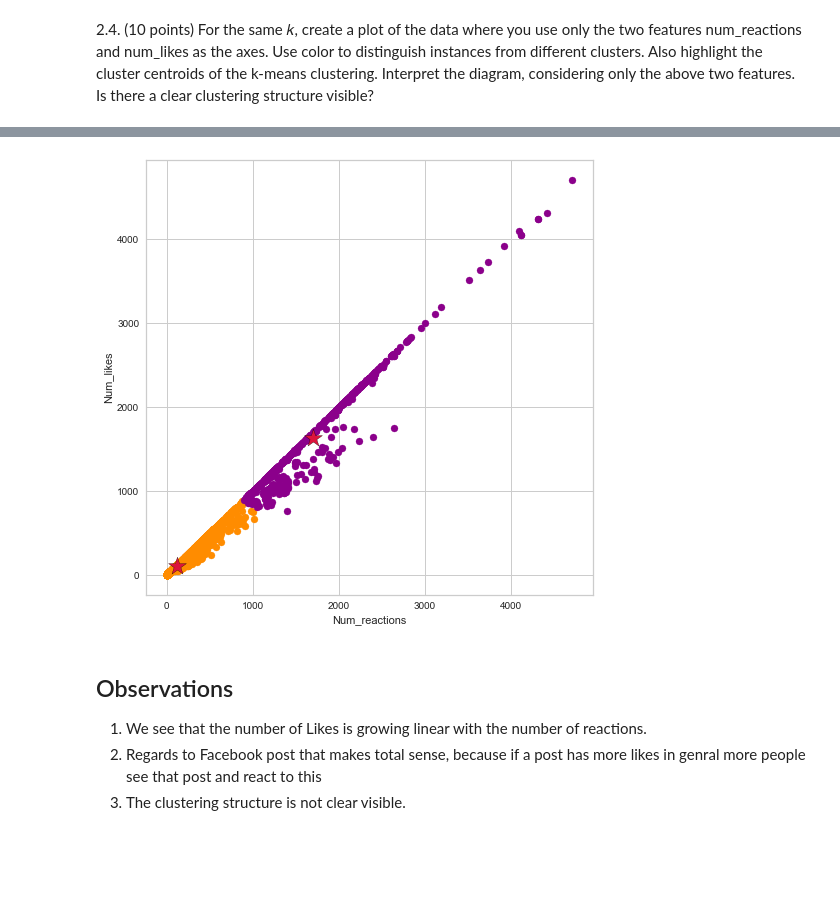
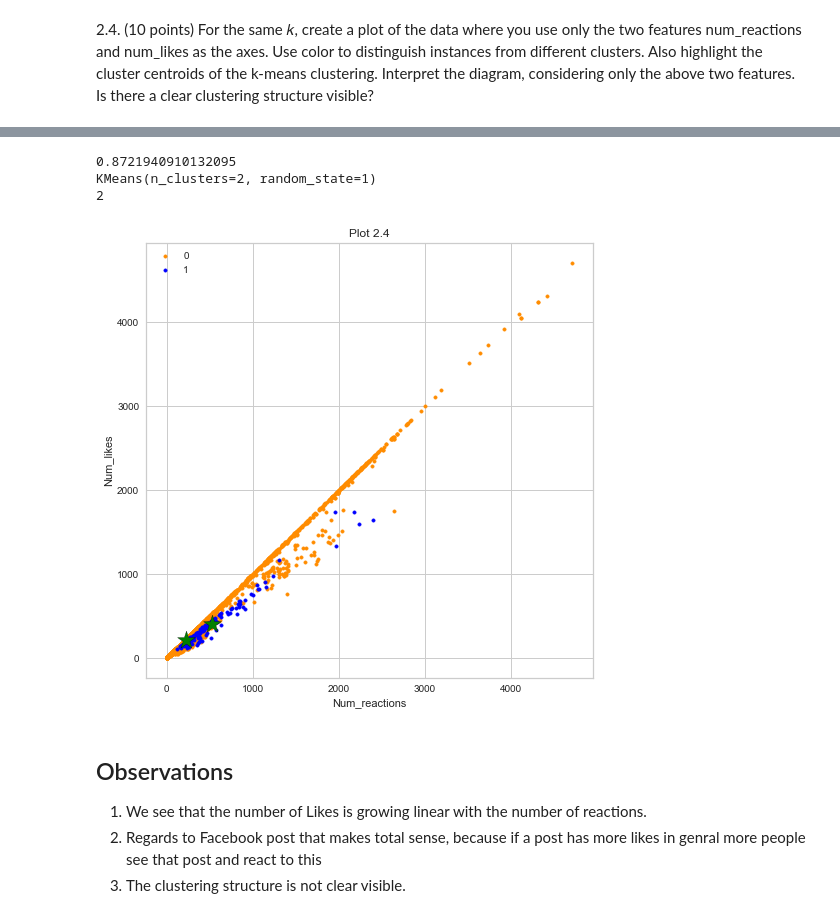
Before and after one commit to wuesten/Portfolio_1_MMS, a Jupyter notebook: portfolio_exam.ipynb, the cells around one changed output, grey strips where cells are left out. Cells and saved outputs as stored; diff of their text form; code cells hidden in the pictures; blank space fills up the shorter version.

```diff
--- a/portfolio_exam.ipynb
+++ b/portfolio_exam.ipynb
@@ -177,7 +206,7 @@ def visualize_silhouette_score(kmeans,color,X):
     return visualizer.show()        # Finalize and render the figure
 # %%
-colors=['darkorange', 'darkmagenta']
+colors=['darkorange', 'blue']
 kmeans,silhouette = calculate_silhouette_score(2,2,df_b)
-print(silhouette)
+print(kmeans)
 visualize_silhouette_score(kmeans,colors,df_b)
 # %% [output]
@@ -205,26 +260,33 @@ df_b2.head()
 # %%
-def plot_clusters_with_centers(kmeans, X):
+def plot_clusters_with_centers(kmeans, X, index_x, index_y,exercise_nr, title ):
     plt.figure(figsize=(8, 8))
     y_pred = kmeans.fit_predict(X)
+    print(len(np.unique(y_pred)))
     for i in range(0,len(np.unique(y_pred))):
-        plt.scatter(X.iloc[y_pred==i, 0], X.iloc[y_pred==i, 1], c=colors[i], label=i)
+        plt.scatter(X.iloc[y_pred==i, index_x], X.iloc[y_pred==i, index_y], c=colors[i], label=i, marker = '.')
 
     plt.xlabel("Num_reactions")
     plt.ylabel("Num_likes")
     plt.scatter(
-        kmeans.cluster_centers_[:, 0],
-        kmeans.cluster_centers_[:, 1],
-        s=350, marker='*', c='crimson', edgecolor='black'
-
-
+        kmeans.cluster_centers_[:, index_x],
+        kmeans.cluster_centers_[:, index_y],
+        s=350, marker='*', c='green', edgecolor='black'
     )
+    plt.title(title)
+    plt.legend()
+    plt.savefig(f'{exercise_nr}.jpg')
 # %%
-colors=['darkorange', 'darkmagenta']
-kmeans,silhouette = calculate_silhouette_score(2,2,df_b2)
-plot_clusters_with_centers(kmeans, df_b2)
+colors=['darkorange', 'blue']
+kmeans,silhouette = calculate_silhouette_score(2,2,df_b)
+print(kmeans)
+plot_clusters_with_centers(kmeans, df_b, 0, 3, '2.4','Plot 2.4')
+
 #kmeans
 # %% [output]
+0.8721940910132095
+KMeans(n_clusters=2, random_state=1)
+2
-[figure, old version]
+[figure, new version]
 # %% [markdown]
 ## Observations
 1. We see that the number of Likes is growing linear with the number of reactions.
```
Also changed, not shown: parts of 35 cells of this notebook, 14 other files.
